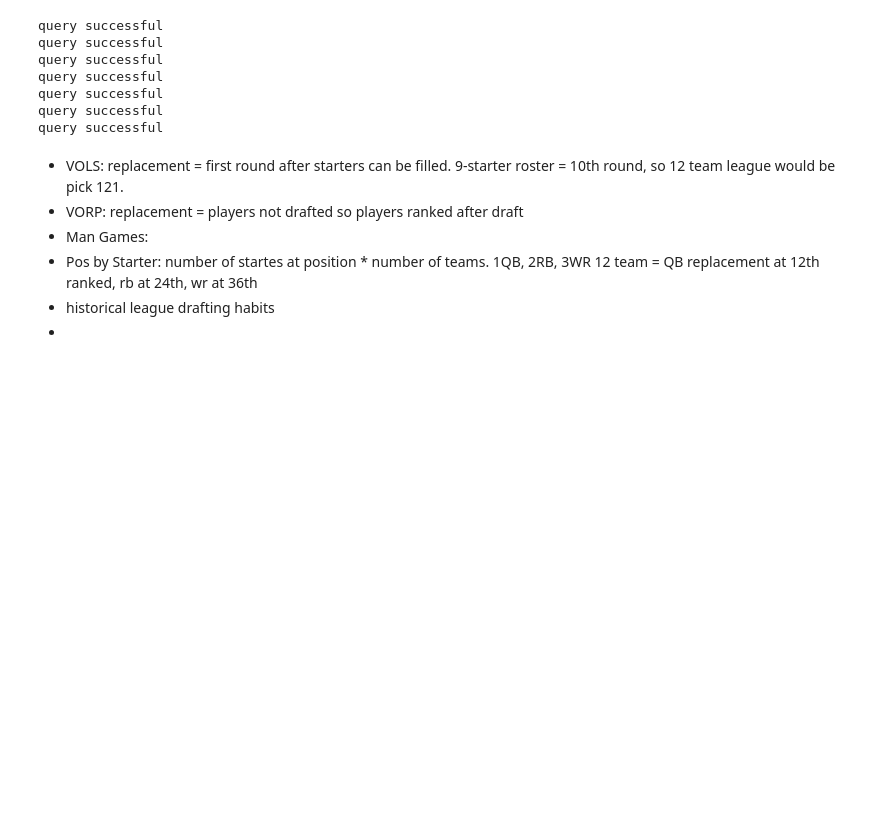
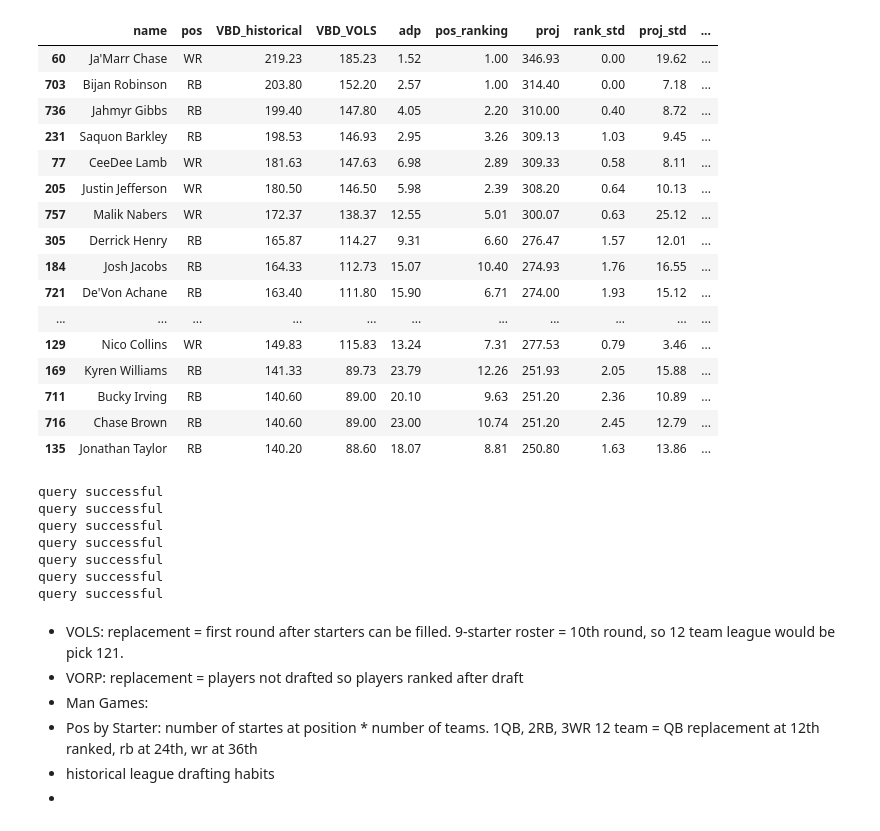
Before and after one commit to iksnizez/fantasyfootball, a Jupyter notebook: notebooks/research/vbd.ipynb, the cells around one changed output. Cells and saved outputs as stored; diff of their text form; code cells hidden in the pictures; blank space fills up the shorter version.

```diff
--- a/notebooks/research/vbd.ipynb
+++ b/notebooks/research/vbd.ipynb
@@ -30,3 +38,23 @@ df_allstats_agg = draftBoard.df_allstats_agg.copy()
+# %%
+df_allstats_agg.head(20)
+# %% [output]
+|  | name | pos | VBD_historical | VBD_VOLS | adp | pos_ranking | proj | rank_std | proj_std | ... |
+| 60 | Ja'Marr Chase | WR | 219.23 | 185.23 | 1.52 | 1.00 | 346.93 | 0.00 | 19.62 | ... |
+| 703 | Bijan Robinson | RB | 203.80 | 152.20 | 2.57 | 1.00 | 314.40 | 0.00 | 7.18 | ... |
+| 736 | Jahmyr Gibbs | RB | 199.40 | 147.80 | 4.05 | 2.20 | 310.00 | 0.40 | 8.72 | ... |
+| 231 | Saquon Barkley | RB | 198.53 | 146.93 | 2.95 | 3.26 | 309.13 | 1.03 | 9.45 | ... |
+| 77 | CeeDee Lamb | WR | 181.63 | 147.63 | 6.98 | 2.89 | 309.33 | 0.58 | 8.11 | ... |
+| 205 | Justin Jefferson | WR | 180.50 | 146.50 | 5.98 | 2.39 | 308.20 | 0.64 | 10.13 | ... |
+| 757 | Malik Nabers | WR | 172.37 | 138.37 | 12.55 | 5.01 | 300.07 | 0.63 | 25.12 | ... |
+| 305 | Derrick Henry | RB | 165.87 | 114.27 | 9.31 | 6.60 | 276.47 | 1.57 | 12.01 | ... |
+| 184 | Josh Jacobs | RB | 164.33 | 112.73 | 15.07 | 10.40 | 274.93 | 1.76 | 16.55 | ... |
+| 721 | De'Von Achane | RB | 163.40 | 111.80 | 15.90 | 6.71 | 274.00 | 1.93 | 15.12 | ... |
+| ... | ... | ... | ... | ... | ... | ... | ... | ... | ... | ... |
+| 129 | Nico Collins | WR | 149.83 | 115.83 | 13.24 | 7.31 | 277.53 | 0.79 | 3.46 | ... |
+| 169 | Kyren Williams | RB | 141.33 | 89.73 | 23.79 | 12.26 | 251.93 | 2.05 | 15.88 | ... |
+| 711 | Bucky Irving | RB | 140.60 | 89.00 | 20.10 | 9.63 | 251.20 | 2.36 | 10.89 | ... |
+| 716 | Chase Brown | RB | 140.60 | 89.00 | 23.00 | 10.74 | 251.20 | 2.45 | 12.79 | ... |
+| 135 | Jonathan Taylor | RB | 140.20 | 88.60 | 18.07 | 8.81 | 250.80 | 1.63 | 13.86 | ... |
 # %%
 dfDrafts = hf.query_database(
     'SELECT * FROM ktbdrafts;'
```
Also changed, not shown: parts of 1 cell of this notebook, 10 other files.
